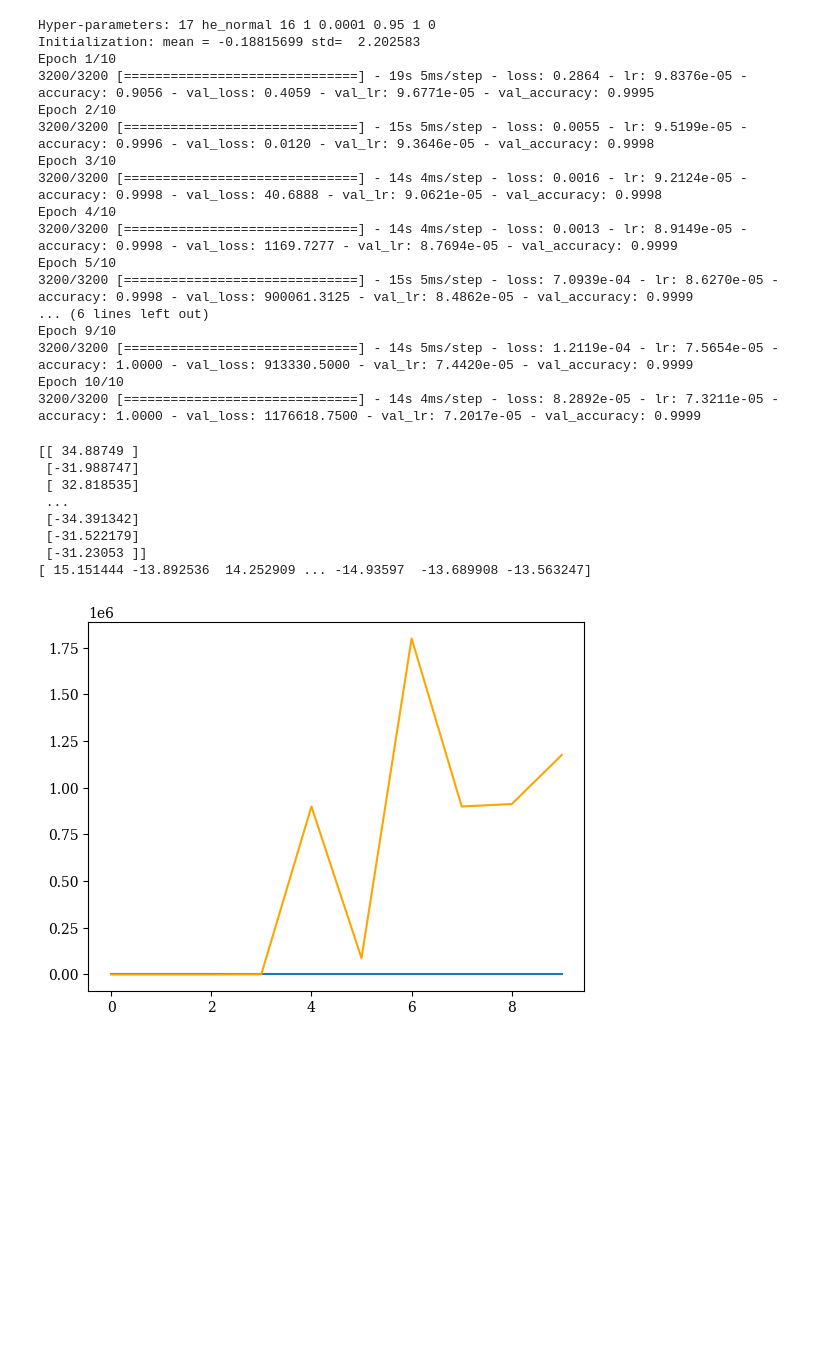
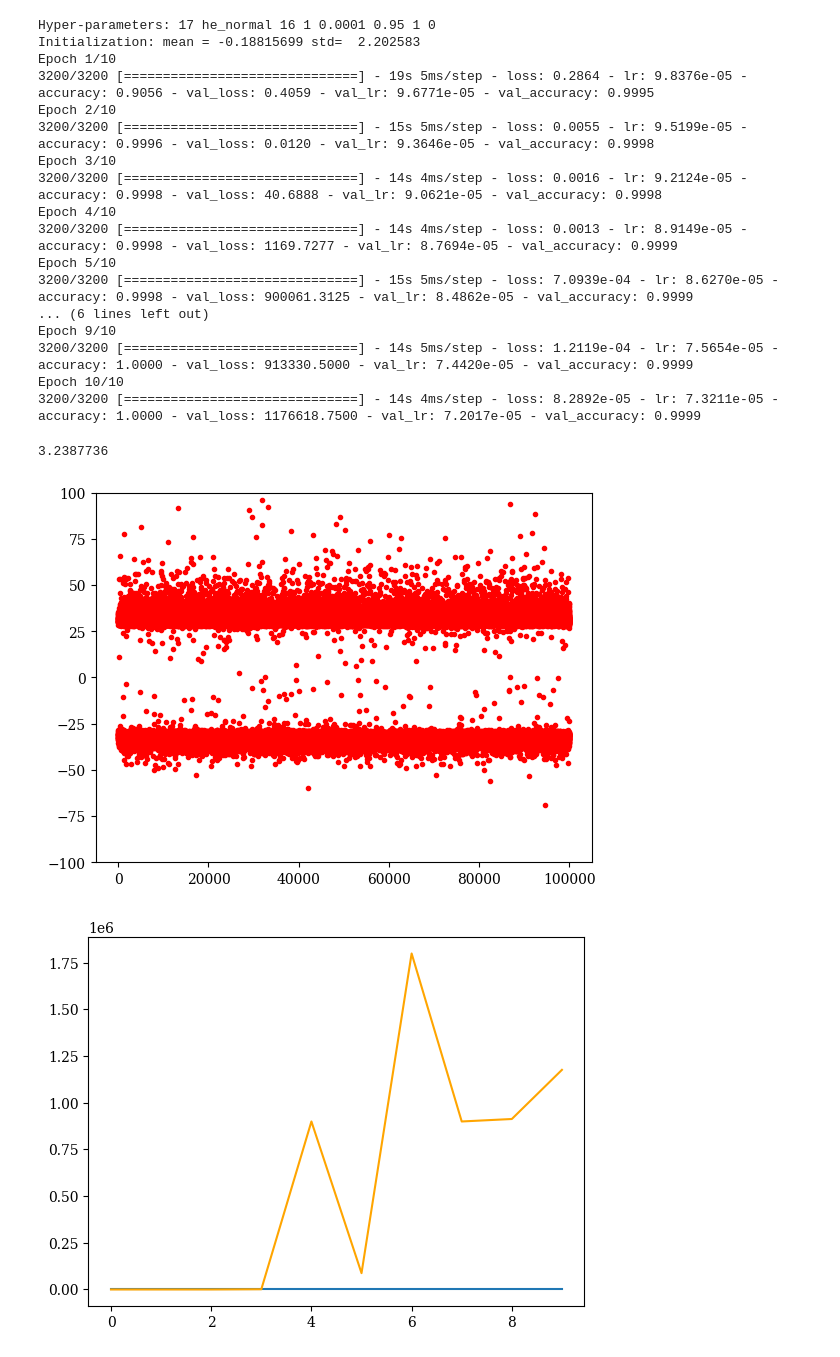
Before and after one commit to cjpdrury/evidence_networks, a Jupyter notebook: evidence_network.ipynb, the cells around one changed output. Saved outputs shown, nothing was run; the diff lists cells and outputs as text; code cells hidden in the pictures; blank space fills up the shorter version.

```diff
--- a/evidence_network.ipynb
+++ b/evidence_network.ipynb
@@ -395,16 +380,14 @@ validation_prediction = (model_instances_model[-1].predict(x_test_scaled))
-# %%
-print(validation_prediction)
-log_K_net = np.log10(np.exp(validation_prediction)).flatten()
-print(log_K_net)
-# %% [output]
-[[ 34.88749 ]
- [-31.988747]
- [ 32.818535]
- ...
- [-34.391342]
- [-31.522179]
- [-31.23053 ]]
-[ 15.151444 -13.892536  14.252909 ... -14.93597  -13.689908 -13.563247]
+# %%
+plt.plot(validation_prediction, 'r.')
+plt.ylim(-100,100)
+
+
+validation_prediction_mean = np.mean(validation_prediction)
+log_K = np.log10(np.exp(validation_prediction_mean))
+print(log_K)
+# %% [output]
+3.2387736
+[figure, added]
 # %%
 for i in range(n_models):
     _ = plt.plot(histories[i].history['loss'][:])
```
Also changed, not shown: parts of 4 cells of this notebook.
